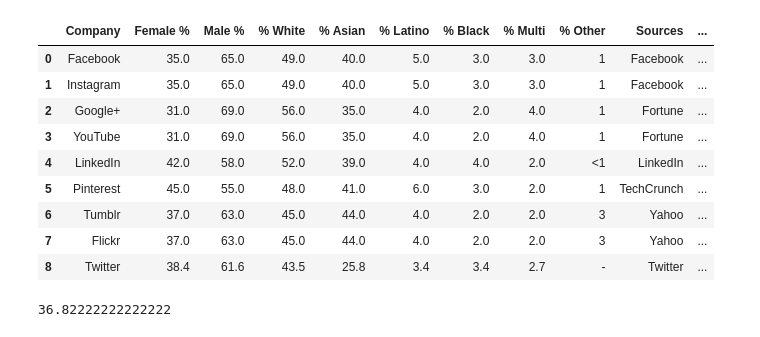
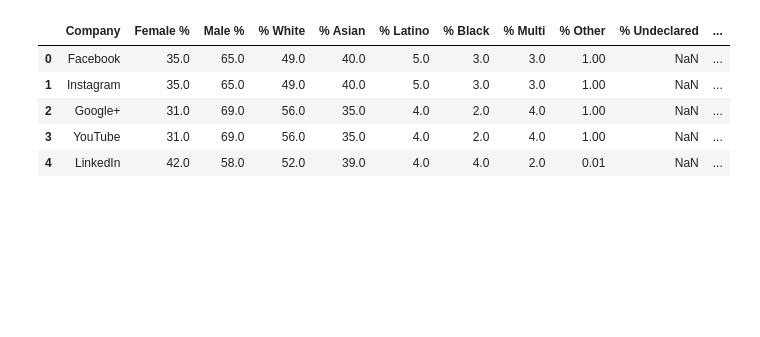
Before and after one commit to Elisabethzl/final_assesment_AB09137, a Jupyter notebook: Final_Assesment_AB09137.ipynb, the cells around one changed output. Cells and saved outputs as stored; diff of their text form; code cells hidden in the pictures; blank space fills up the shorter version.

Commit message:
updated the notebook and added a new dataset clean up in excel

```diff
--- a/Final_Assesment_AB09137.ipynb
+++ b/Final_Assesment_AB09137.ipynb
@@ -39,17 +12,11 @@ tech_companies
-# %%
-social_media
-# %% [output]
-|  | Company | Female % | Male % | % White | % Asian | % Latino | % Black | % Multi | % Other | Sources | ... |
-| 0 | Facebook | 35.0 | 65.0 | 49.0 | 40.0 | 5.0 | 3.0 | 3.0 | 1 | Facebook | ... |
-| 1 | Instagram | 35.0 | 65.0 | 49.0 | 40.0 | 5.0 | 3.0 | 3.0 | 1 | Facebook | ... |
-| 2 | Google+ | 31.0 | 69.0 | 56.0 | 35.0 | 4.0 | 2.0 | 4.0 | 1 | Fortune | ... |
-| 3 | YouTube | 31.0 | 69.0 | 56.0 | 35.0 | 4.0 | 2.0 | 4.0 | 1 | Fortune | ... |
-| 4 | LinkedIn | 42.0 | 58.0 | 52.0 | 39.0 | 4.0 | 4.0 | 2.0 | <1 | LinkedIn | ... |
-| 5 | Pinterest | 45.0 | 55.0 | 48.0 | 41.0 | 6.0 | 3.0 | 2.0 | 1 | TechCrunch | ... |
-| 6 | Tumblr | 37.0 | 63.0 | 45.0 | 44.0 | 4.0 | 2.0 | 2.0 | 3 | Yahoo | ... |
-| 7 | Flickr | 37.0 | 63.0 | 45.0 | 44.0 | 4.0 | 2.0 | 2.0 | 3 | Yahoo | ... |
-| 8 | Twitter | 38.4 | 61.6 | 43.5 | 25.8 | 3.4 | 3.4 | 2.7 | - | Twitter | ... |
-# %%
-social_media['Female %'].mean()
-# %% [output]
-36.82222222222222
+# %%
+data=pd.read_excel("data/final2.xlsx")
+
+data.head()
+# %% [output]
+|  | Company | Female % | Male % | % White | % Asian | % Latino | % Black | % Multi | % Other | % Undeclared | ... |
+| 0 | Facebook | 35.0 | 65.0 | 49.0 | 40.0 | 5.0 | 3.0 | 3.0 | 1.00 | NaN | ... |
+| 1 | Instagram | 35.0 | 65.0 | 49.0 | 40.0 | 5.0 | 3.0 | 3.0 | 1.00 | NaN | ... |
+| 2 | Google+ | 31.0 | 69.0 | 56.0 | 35.0 | 4.0 | 2.0 | 4.0 | 1.00 | NaN | ... |
+| 3 | YouTube | 31.0 | 69.0 | 56.0 | 35.0 | 4.0 | 2.0 | 4.0 | 1.00 | NaN | ... |
+| 4 | LinkedIn | 42.0 | 58.0 | 52.0 | 39.0 | 4.0 | 4.0 | 2.0 | 0.01 | NaN | ... |
```
Also changed, not shown: parts of 18 cells of this notebook, 2 other files.
